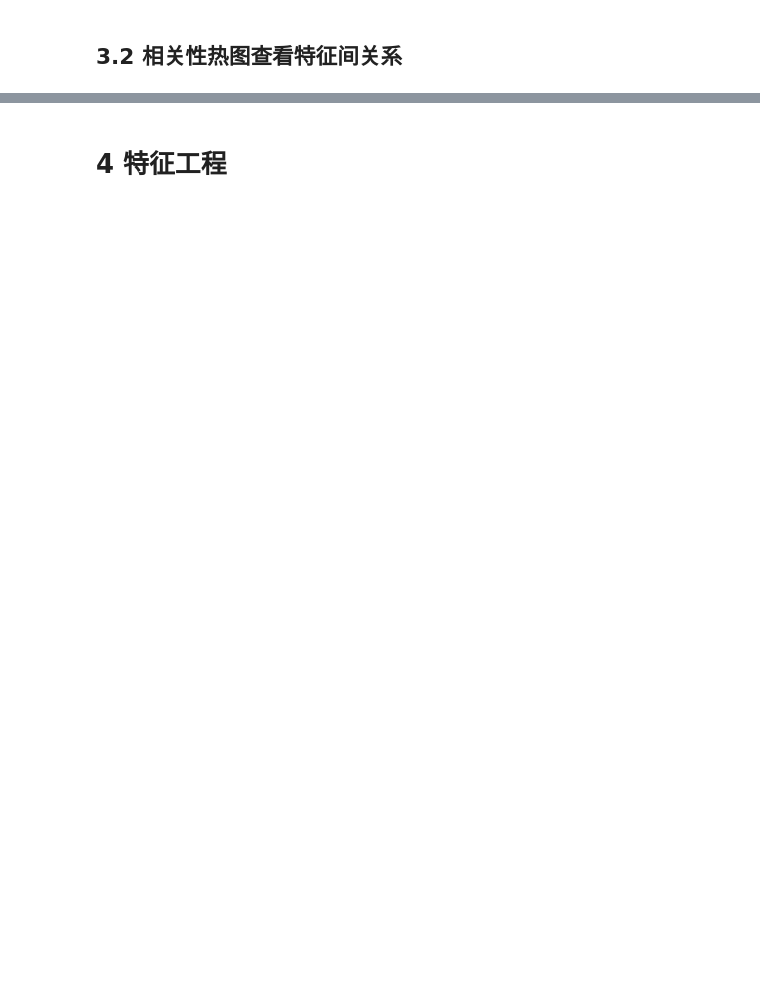
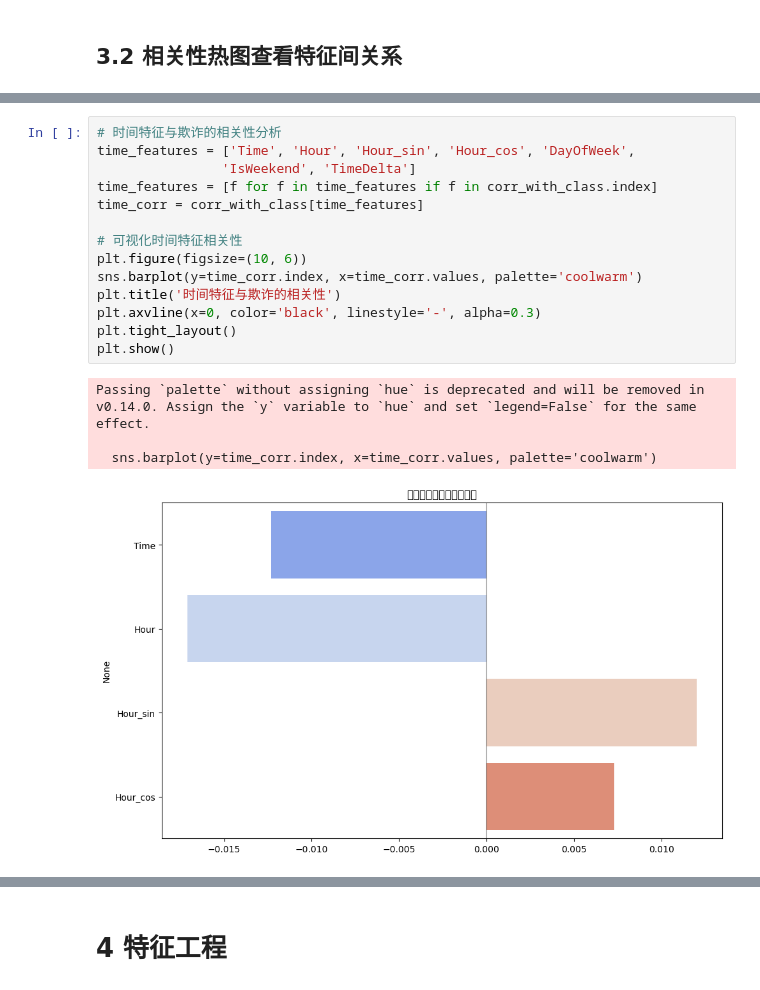
Before and after one commit to PinmogeJoshua/CreditCardFraudDetection, a Jupyter notebook: notebooks/ccfd.ipynb, the cells around one changed output, grey strips where cells are left out. Saved outputs shown, nothing was run; the diff lists cells and outputs as text; blank space fills up the shorter version.

```diff
--- a/notebooks/ccfd.ipynb
+++ b/notebooks/ccfd.ipynb
@@ -147,0 +155,19 @@ Text(0.5, 1.0, '特征与Class的相关性排序')
+# %%
+# 时间特征与欺诈的相关性分析
+time_features = ['Time', 'Hour', 'Hour_sin', 'Hour_cos', 'DayOfWeek',
+                'IsWeekend', 'TimeDelta']
+time_features = [f for f in time_features if f in corr_with_class.index]
+time_corr = corr_with_class[time_features]
+
+# 可视化时间特征相关性
+plt.figure(figsize=(10, 6))
+sns.barplot(y=time_corr.index, x=time_corr.values, palette='coolwarm')
+plt.title('时间特征与欺诈的相关性')
+plt.axvline(x=0, color='black', linestyle='-', alpha=0.3)
+plt.tight_layout()
+plt.show()
+# %% [output]
+Passing `palette` without assigning `hue` is deprecated and will be removed in v0.14.0. Assign the `y` variable to `hue` and set `legend=False` for the same effect.
+
+  sns.barplot(y=time_corr.index, x=time_corr.values, palette='coolwarm')
+[figure, added]
```
Also changed, not shown: parts of 60 cells of this notebook.
